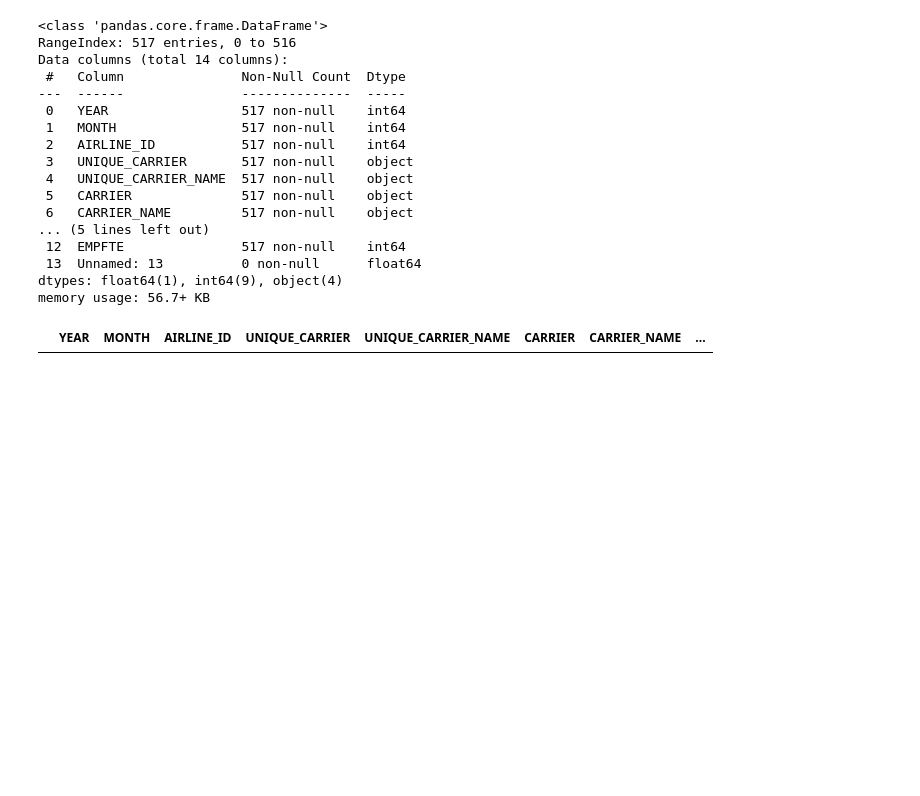
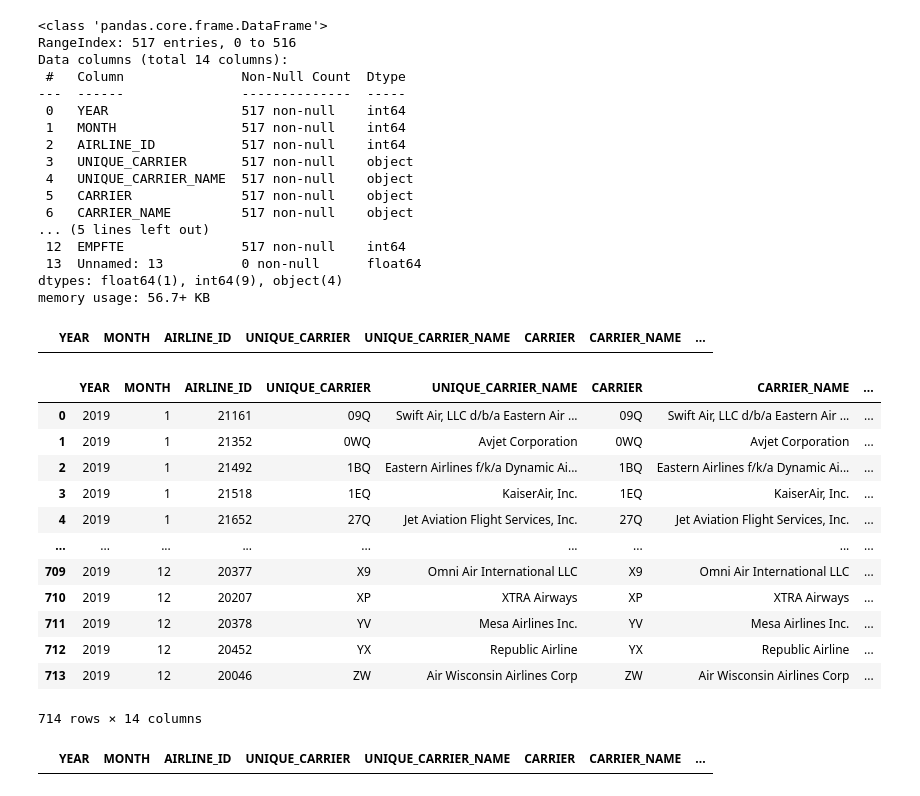
Before and after one commit to Corbec/COVID-Airline-Impact, a Jupyter notebook: notebooks/Cap_first.ipynb, the cells around one changed output. Saved outputs shown, nothing was run; the diff lists cells and outputs as text; code cells hidden in the pictures; blank space fills up the shorter version.

```diff
--- a/notebooks/Cap_first.ipynb
+++ b/notebooks/Cap_first.ipynb
@@ -196,3 +196,21 @@ trans_states_2020 = employees_2020[employees_2020['CARRIER'] == 'AX']
 trans_states_2020
 # %% [output]
 |  | YEAR | MONTH | AIRLINE_ID | UNIQUE_CARRIER | UNIQUE_CARRIER_NAME | CARRIER | CARRIER_NAME | ... |
+# %%
+employees_2019 = pd.read_csv('../data/986050249_T_F41SCHEDULE_P1A_EMP - 2019.csv')
+# %%
+employees_2019
+# %% [output]
+|  | YEAR | MONTH | AIRLINE_ID | UNIQUE_CARRIER | UNIQUE_CARRIER_NAME | CARRIER | CARRIER_NAME | ... |
+| 0 | 2019 | 1 | 21161 | 09Q | Swift Air, LLC d/b/a Eastern Air ... | 09Q | Swift Air, LLC d/b/a Eastern Air ... | ... |
+| 1 | 2019 | 1 | 21352 | 0WQ | Avjet Corporation | 0WQ | Avjet Corporation | ... |
+| 2 | 2019 | 1 | 21492 | 1BQ | Eastern Airlines f/k/a Dynamic Ai... | 1BQ | Eastern Airlines f/k/a Dynamic Ai... | ... |
+| 3 | 2019 | 1 | 21518 | 1EQ | KaiserAir, Inc. | 1EQ | KaiserAir, Inc. | ... |
+| 4 | 2019 | 1 | 21652 | 27Q | Jet Aviation Flight Services, Inc. | 27Q | Jet Aviation Flight Services, Inc. | ... |
+| ... | ... | ... | ... | ... | ... | ... | ... | ... |
+| 709 | 2019 | 12 | 20377 | X9 | Omni Air International LLC | X9 | Omni Air International LLC | ... |
+| 710 | 2019 | 12 | 20207 | XP | XTRA Airways | XP | XTRA Airways | ... |
+| 711 | 2019 | 12 | 20378 | YV | Mesa Airlines Inc. | YV | Mesa Airlines Inc. | ... |
+| 712 | 2019 | 12 | 20452 | YX | Republic Airline | YX | Republic Airline | ... |
+| 713 | 2019 | 12 | 20046 | ZW | Air Wisconsin Airlines Corp | ZW | Air Wisconsin Airlines Corp | ... |
+714 rows × 14 columns
@@ -198,0 +219,4 @@ trans_states_2020
+# %%
+trans_states_2019
+# %% [output]
+|  | YEAR | MONTH | AIRLINE_ID | UNIQUE_CARRIER | UNIQUE_CARRIER_NAME | CARRIER | CARRIER_NAME | ... |
```
Also changed, not shown: parts of 2 cells of this notebook, 3 other files.
